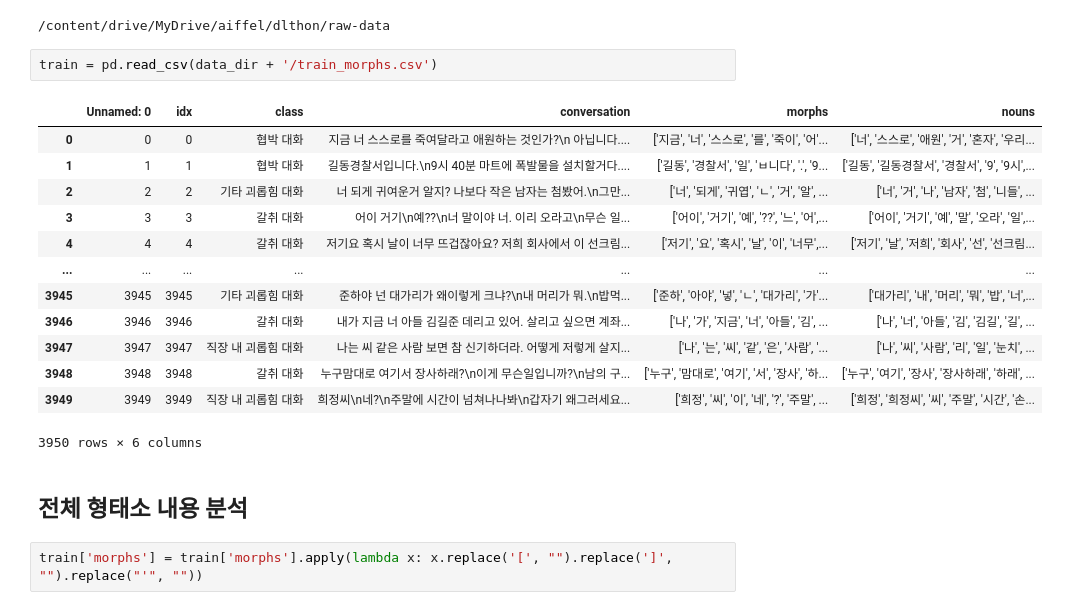
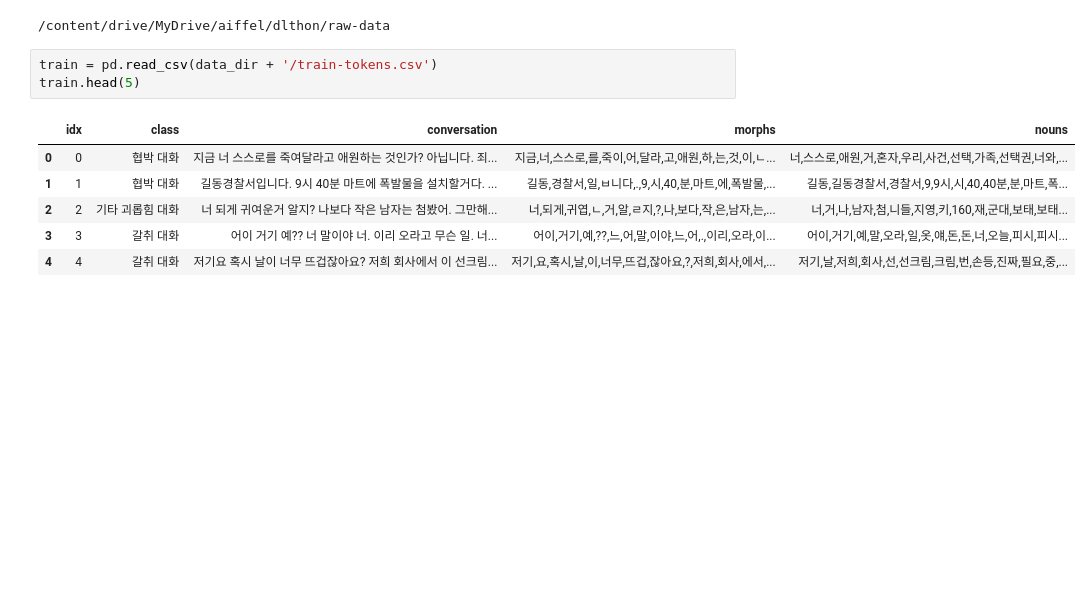
Before and after one commit to paranoidandroid2124/AIFFEL_DLthon, a Jupyter notebook: kimcj/token-analysis.ipynb, the cells around one changed output. Cells and saved outputs as stored; diff of their text form; blank space fills up the shorter version.

```diff
--- a/kimcj/token-analysis.ipynb
+++ b/kimcj/token-analysis.ipynb
@@ -52,22 +21,12 @@ print(data_dir)
 # %% [output]
 /content/drive/MyDrive/aiffel/dlthon/raw-data
 # %%
-train = pd.read_csv(data_dir + '/train_morphs.csv')
+train = pd.read_csv(data_dir + '/train-tokens.csv')
+train.head(5)
 # %% [output]
-|  | Unnamed: 0 | idx | class | conversation | morphs | nouns |
-| 0 | 0 | 0 | 협박 대화 | 지금 너 스스로를 죽여달라고 애원하는 것인가?\n 아닙니다.... | ['지금', '너', '스스로', '를', '죽이', '어'... | ['너', '스스로', '애원', '거', '혼자', '우리... |
-| 1 | 1 | 1 | 협박 대화 | 길동경찰서입니다.\n9시 40분 마트에 폭발물을 설치할거다.... | ['길동', '경찰서', '일', 'ㅂ니다', '.', '9... | ['길동', '길동경찰서', '경찰서', '9', '9시',... |
-| 2 | 2 | 2 | 기타 괴롭힘 대화 | 너 되게 귀여운거 알지? 나보다 작은 남자는 첨봤어.\n그만... | ['너', '되게', '귀엽', 'ㄴ', '거', '알', ... | ['너', '거', '나', '남자', '첨', '니들', ... |
-| 3 | 3 | 3 | 갈취 대화 | 어이 거기\n예??\n너 말이야 너. 이리 오라고\n무슨 일... | ['어이', '거기', '예', '??', '느', '어',... | ['어이', '거기', '예', '말', '오라', '일',... |
-| 4 | 4 | 4 | 갈취 대화 | 저기요 혹시 날이 너무 뜨겁잖아요? 저희 회사에서 이 선크림... | ['저기', '요', '혹시', '날', '이', '너무',... | ['저기', '날', '저희', '회사', '선', '선크림... |
-| ... | ... | ... | ... | ... | ... | ... |
-| 3945 | 3945 | 3945 | 기타 괴롭힘 대화 | 준하야 넌 대가리가 왜이렇게 크냐?\n내 머리가 뭐.\n밥먹... | ['준하', '아야', '넣', 'ㄴ', '대가리', '가'... | ['대가리', '내', '머리', '뭐', '밥', '너',... |
-| 3946 | 3946 | 3946 | 갈취 대화 | 내가 지금 너 아들 김길준 데리고 있어. 살리고 싶으면 계좌... | ['나', '가', '지금', '너', '아들', '김', ... | ['나', '너', '아들', '김', '김길', '길', ... |
-| 3947 | 3947 | 3947 | 직장 내 괴롭힘 대화 | 나는 씨 같은 사람 보면 참 신기하더라. 어떻게 저렇게 살지... | ['나', '는', '씨', '같', '은', '사람', '... | ['나', '씨', '사람', '리', '일', '눈치', ... |
-| 3948 | 3948 | 3948 | 갈취 대화 | 누구맘대로 여기서 장사하래?\n이게 무슨일입니까?\n남의 구... | ['누구', '맘대로', '여기', '서', '장사', '하... | ['누구', '여기', '장사', '장사하래', '하래', ... |
-| 3949 | 3949 | 3949 | 직장 내 괴롭힘 대화 | 희정씨\n네?\n주말에 시간이 넘쳐나나봐\n갑자기 왜그러세요... | ['희정', '씨', '이', '네', '?', '주말', ... | ['희정', '희정씨', '씨', '주말', '시간', '손... |
+|  | idx | class | conversation | morphs | nouns |
+| 0 | 0 | 협박 대화 | 지금 너 스스로를 죽여달라고 애원하는 것인가? 아닙니다. 죄... | 지금,너,스스로,를,죽이,어,달라,고,애원,하,는,것,이,ㄴ... | 너,스스로,애원,거,혼자,우리,사건,선택,가족,선택권,너와,... |
+| 1 | 1 | 협박 대화 | 길동경찰서입니다. 9시 40분 마트에 폭발물을 설치할거다. ... | 길동,경찰서,일,ㅂ니다,.,9,시,40,분,마트,에,폭발물,... | 길동,길동경찰서,경찰서,9,9시,시,40,40분,분,마트,폭... |
+| 2 | 2 | 기타 괴롭힘 대화 | 너 되게 귀여운거 알지? 나보다 작은 남자는 첨봤어. 그만해... | 너,되게,귀엽,ㄴ,거,알,ㄹ지,?,나,보다,작,은,남자,는,... | 너,거,나,남자,첨,니들,지영,키,160,재,군대,보태,보태... |
+| 3 | 3 | 갈취 대화 | 어이 거기 예?? 너 말이야 너. 이리 오라고 무슨 일. 너... | 어이,거기,예,??,느,어,말,이야,느,어,.,이리,오라,이... | 어이,거기,예,말,오라,일,옷,얘,돈,돈,너,오늘,피시,피시... |
+| 4 | 4 | 갈취 대화 | 저기요 혹시 날이 너무 뜨겁잖아요? 저희 회사에서 이 선크림... | 저기,요,혹시,날,이,너무,뜨겁,잖아요,?,저희,회사,에서,... | 저기,날,저희,회사,선,선크림,크림,번,손등,진짜,필요,중,... |
-3950 rows × 6 columns
-# %% [markdown]
-## 전체 형태소 내용 분석
-# %%
-train['morphs'] = train['morphs'].apply(lambda x: x.replace('[', "").replace(']', "").replace("'", ""))
```
Also changed, not shown: parts of 28 cells of this notebook, 4 other files.
